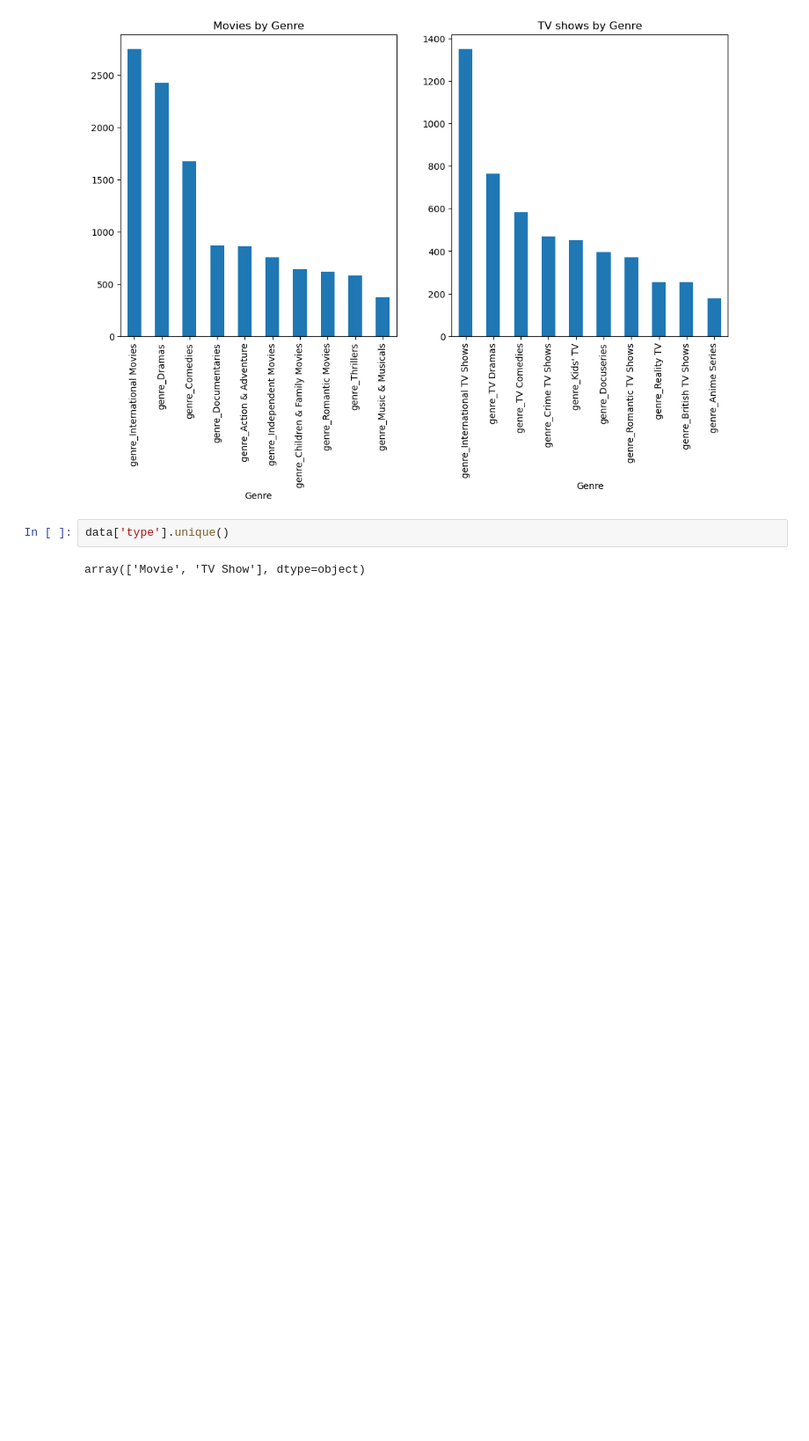
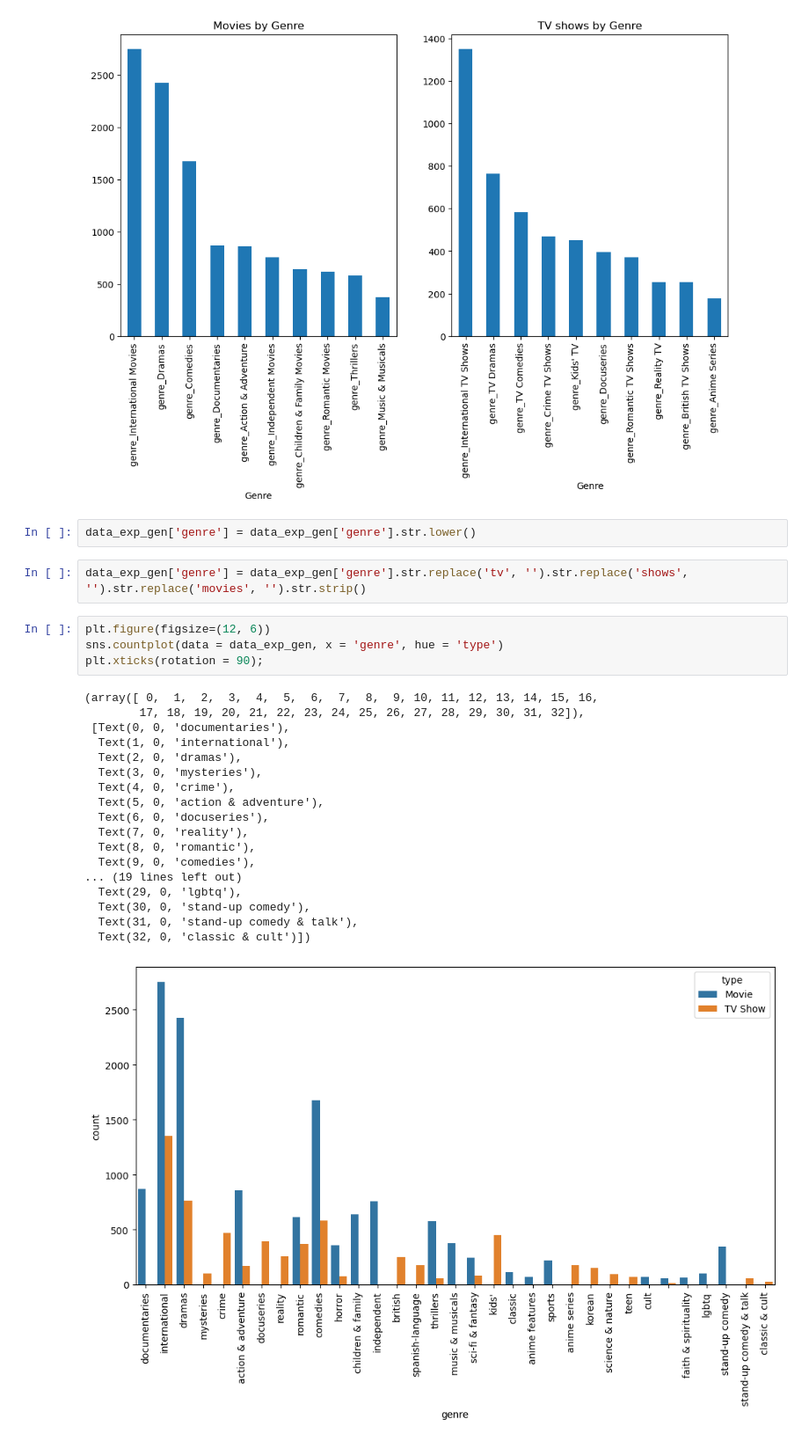
Before and after one commit to muthuganeshece/Business-Case-Study, a Jupyter notebook: Netflix/Code/EDA.ipynb, the cells around one changed output. Shown at 88% size. Saved outputs shown, nothing was run; the diff lists cells and outputs as text; blank space fills up the shorter version.

```diff
--- a/Netflix/Code/EDA.ipynb
+++ b/Netflix/Code/EDA.ipynb
@@ -298,6 +300,29 @@ plt.title('Top 10 Genre for TV shows')
 Text(0.5, 1.0, 'TV shows by Genre')
 [figure]
 # %%
-data['type'].unique()
+data_exp_gen['genre'] = data_exp_gen['genre'].str.lower()
-# %% [output]
-array(['Movie', 'TV Show'], dtype=object)
+# %%
+data_exp_gen['genre'] = data_exp_gen['genre'].str.replace('tv', '').str.replace('shows', '').str.replace('movies', '').str.strip()
+# %%
+plt.figure(figsize=(12, 6))
+sns.countplot(data = data_exp_gen, x = 'genre', hue = 'type')
+plt.xticks(rotation = 90);
+# %% [output]
+(array([ 0,  1,  2,  3,  4,  5,  6,  7,  8,  9, 10, 11, 12, 13, 14, 15, 16,
+        17, 18, 19, 20, 21, 22, 23, 24, 25, 26, 27, 28, 29, 30, 31, 32]),
+ [Text(0, 0, 'documentaries'),
+  Text(1, 0, 'international'),
+  Text(2, 0, 'dramas'),
+  Text(3, 0, 'mysteries'),
+  Text(4, 0, 'crime'),
+  Text(5, 0, 'action & adventure'),
+  Text(6, 0, 'docuseries'),
+  Text(7, 0, 'reality'),
+  Text(8, 0, 'romantic'),
+  Text(9, 0, 'comedies'),
+... (19 lines left out)
+  Text(29, 0, 'lgbtq'),
+  Text(30, 0, 'stand-up comedy'),
+  Text(31, 0, 'stand-up comedy & talk'),
+  Text(32, 0, 'classic & cult')])
+[figure, added]
```
Also changed, not shown: parts of 9 cells of this notebook.
